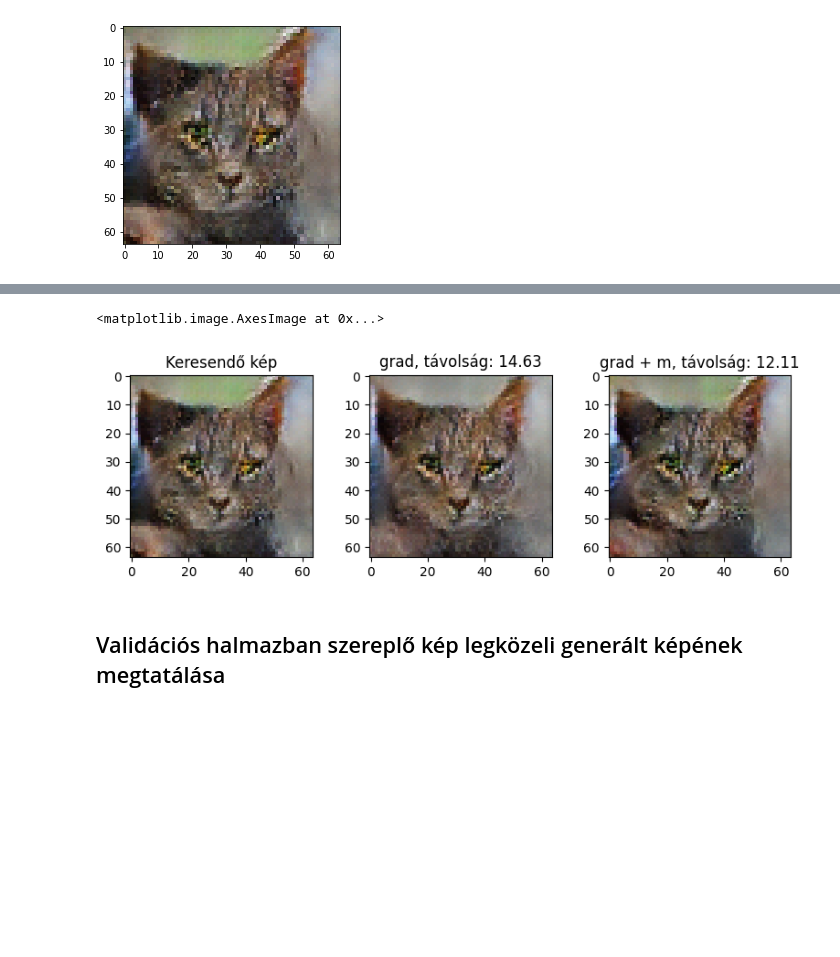
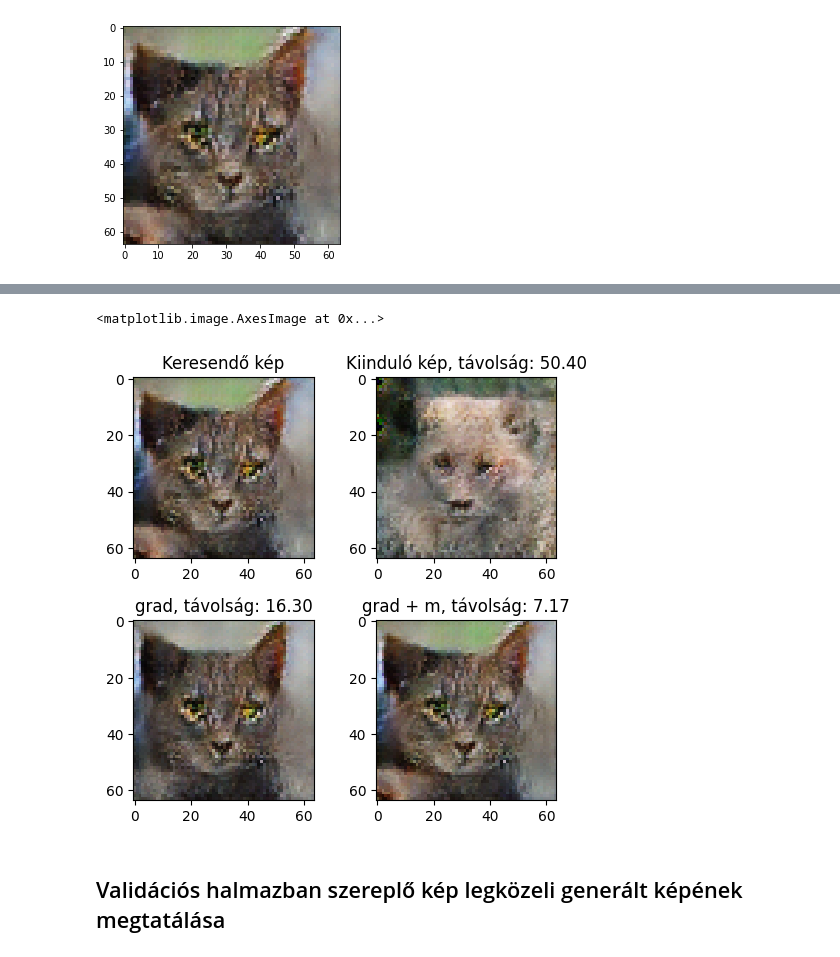
Before and after one commit to DanielNagy97/diplomamunka, a Jupyter notebook: docs/notebooks/WanderingInLatentDim.ipynb, the cells around one changed output, grey strips where cells are left out. Drawn from its saved outputs; the diff is of its cells as text; code cells hidden in the pictures; blank space fills up the shorter version.

```diff
--- a/docs/notebooks/WanderingInLatentDim.ipynb
+++ b/docs/notebooks/WanderingInLatentDim.ipynb
@@ -132,7 +122,7 @@ axes[1].imshow(denormalize_image(random_image), interpolation='none')
 def gradient_descent(goal_image, starting_noise, step_size, steps, verbose=False):
     noise = tf.Variable(starting_noise, name='noise')
     losses = []
-    for i in range(steps + 1):
+    for i in range(steps):
         with tf.GradientTape() as g_tape:
             g_tape.watch(noise)
 
@@ -148,6 +138,9 @@ def gradient_descent(goal_image, starting_noise, step_size, steps, verbose=False
             plt.show()
 
         losses.append(loss)
+    generated_image = generator(noise, training=False)[0][0]
+    loss = tf.norm(goal_image - generated_image)
+    losses.append(loss)
     return noise, losses
 # %%
 # Gradient Descent with Momentum
@@ -157,7 +150,7 @@ def gradient_descent_momentum(goal_image, starting_noise, step_size, momentum, s
 
     change = 0
     losses = []
-    for i in range(steps + 1):
+    for i in range(steps):
         with tf.GradientTape() as g_tape:
             g_tape.watch(noise)
 
@@ -174,9 +167,12 @@ def gradient_descent_momentum(goal_image, starting_noise, step_size, momentum, s
             plt.show()
 
         losses.append(loss)
+    generated_image = generator(noise, training=False)[0][0]
+    loss = tf.norm(goal_image - generated_image)
+    losses.append(loss)
     return noise, losses
 # %%
-gradient_noise, gd_losses = gradient_descent(starter_image, random_noise, step_size=0.1, steps=50)
+gradient_noise, gd_losses = gradient_descent(starter_image, random_noise, step_size=0.05, steps=70)
 # %%
 gradient_momentum_noise, gdm_losses =\
-    gradient_descent_momentum(starter_image, random_noise, step_size=0.1, momentum=0.9, steps=50)
+    gradient_descent_momentum(starter_image, random_noise, step_size=0.03, momentum=0.9, steps=70)
@@ -212,24 +214,27 @@ plt.show()
 # %%
 grad_image = generator(gradient_noise, training=False)[0][0]
 
 grad_momentum_image = generator(gradient_momentum_noise, training=False)[0][0]
 
 distance_grad = tf.norm(starter_image - grad_image)
 distance_grad_momentum = tf.norm(starter_image - grad_momentum_image)
 
-fig, axes = plt.subplots(figsize=(8, 4), nrows=1, ncols=3, dpi=100)
+fig, axes = plt.subplots(figsize=(5, 5), nrows=2, ncols=2, dpi=100)
 plt.tight_layout()
-axes[0].set_title("Keresendő kép")
-axes[0].imshow(denormalize_image(starter_image), interpolation='none')
+axes[0, 0].set_title("Keresendő kép")
+axes[0, 0].imshow(denormalize_image(starter_image), interpolation='none')
 
-axes[1].set_title("grad" + ", távolság: " + '{0:.2f}'.format(distance_grad.numpy()))
-axes[1].imshow(denormalize_image(grad_image), interpolation='none')
+axes[0, 1].set_title("Kiinduló kép" + ", távolság: " + '{0:.2f}'.format(distance.numpy()))
+axes[0, 1].imshow(denormalize_image(random_image), interpolation='none')
 
-axes[2].set_title("grad + m" + ", távolság: " + '{0:.2f}'.format(distance_grad_momentum.numpy()))
-axes[2].imshow(denormalize_image(grad_momentum_image), interpolation='none')
+axes[1, 0].set_title("grad" + ", távolság: " + '{0:.2f}'.format(distance_grad.numpy()))
+axes[1, 0].imshow(denormalize_image(grad_image), interpolation='none')
+
+axes[1, 1].set_title("grad + m" + ", távolság: " + '{0:.2f}'.format(distance_grad_momentum.numpy()))
+axes[1, 1].imshow(denormalize_image(grad_momentum_image), interpolation='none')
 # %% [output]
 <matplotlib.image.AxesImage at 0x...>
-[figure, old version]
+[figure, new version]
 # %% [markdown]
 ## Validációs halmazban szereplő kép legközeli generált képének megtatálása
 # %%
```
Also changed, not shown: parts of 7 cells of this notebook, 4 other files.
